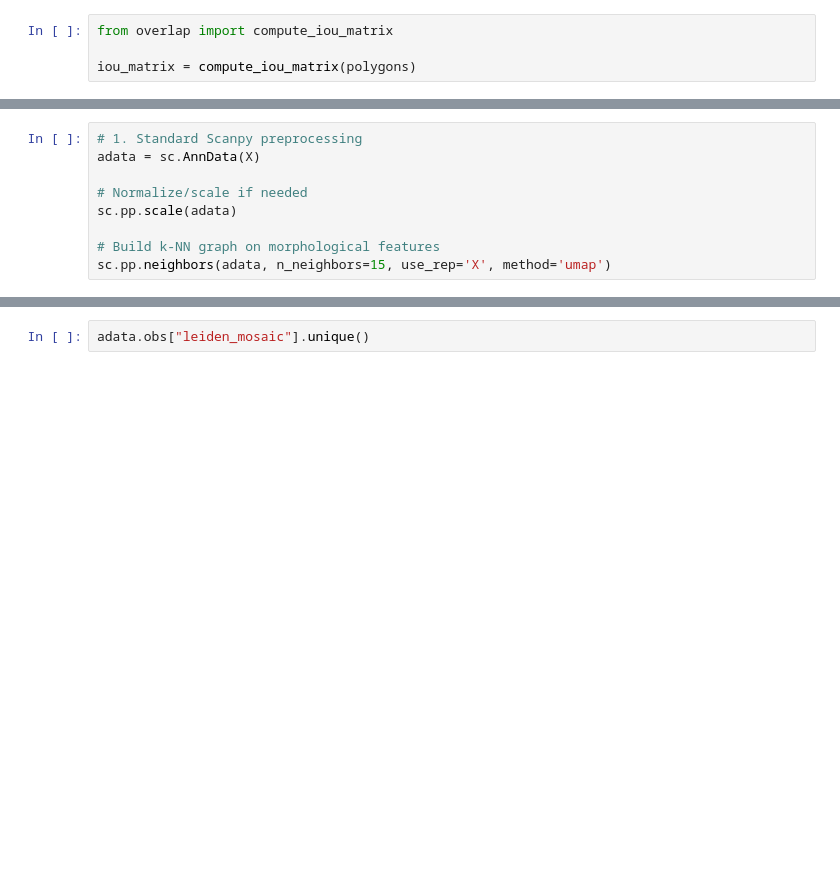
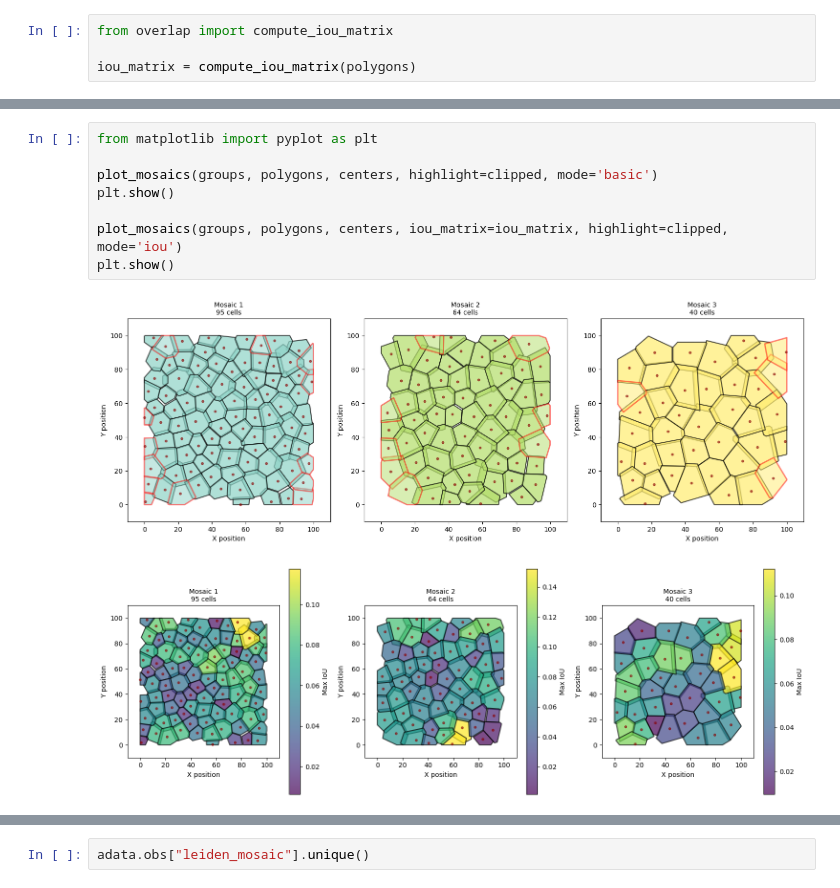
Before and after one commit to jonathanoesterle/toy_mosaics, a Jupyter notebook: dev_find_mosaic.ipynb, the cells around one changed output, grey strips where cells are left out. Cells and saved outputs as stored; diff of their text form; blank space fills up the shorter version.

```diff
--- a/dev_find_mosaic.ipynb
+++ b/dev_find_mosaic.ipynb
@@ -90,9 +38,11 @@ plt.show()
-# %%
-# 1. Standard Scanpy preprocessing
-adata = sc.AnnData(X)
-
-# Normalize/scale if needed
-sc.pp.scale(adata)
-
-# Build k-NN graph on morphological features
-sc.pp.neighbors(adata, n_neighbors=15, use_rep='X', method='umap')
+# %%
+from matplotlib import pyplot as plt
+
+plot_mosaics(groups, polygons, centers, highlight=clipped, mode='basic')
+plt.show()
+
+plot_mosaics(groups, polygons, centers, iou_matrix=iou_matrix, highlight=clipped, mode='iou')
+plt.show()
+# %% [output]
+[figure, added]
+[figure, added]
```
Also changed, not shown: parts of 24 cells of this notebook, 2 other files.
